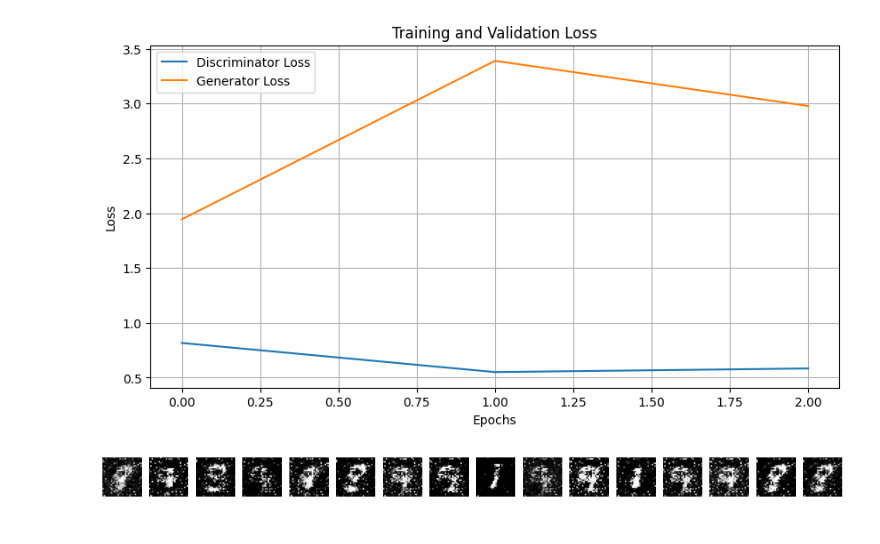
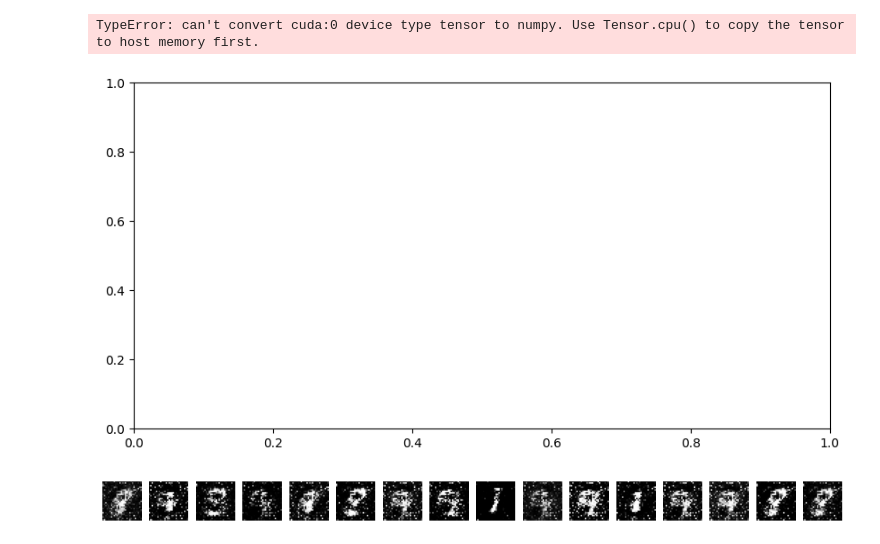
Before and after one commit to kmsrogerkim/AI-Models-Collection, a Jupyter notebook: GAN/GAN.ipynb, the cells around one changed output. Drawn from its saved outputs; the diff is of its cells as text; code cells hidden in the pictures.

```diff
--- a/GAN/GAN.ipynb
+++ b/GAN/GAN.ipynb
@@ -128,12 +128,15 @@ mean_d_losses = []
 mean_g_losses = []
 
 # Training loop
-for epoch in range(EPOCH):
-    loop = tqdm(enumerate(train_loader), total=len(train_loader), desc=f"Epoch [{epoch+1}/{EPOCH}]")
+epoch_loop = tqdm(range(EPOCH), desc="Epochs")
+for epoch in epoch_loop:
+    # loop = tqdm(enumerate(train_loader), total=len(train_loader), desc=f"Epoch [{epoch+1}/{EPOCH}]")
 
     d_losses = []
     g_losses = []
-    for i, (images, _) in loop:
+    real_scores = []
+    fake_scores = []
+    for i, (images, _) in enumerate(train_loader):
         # Flatten the images for the Discriminator
         images = images.view(images.size(0), -1).to(DEVICE)
 
@@ -141,42 +144,48 @@ for epoch in range(EPOCH):
         real_labels = torch.ones(images.size(0), 1).to(DEVICE)
         fake_labels = torch.zeros(images.size(0), 1).to(DEVICE)
 
         D_loss, real_score, fake_score = train_discriminator(discriminator, D_optimizer, criterion, images, real_labels, fake_labels)
         G_loss = train_generator(generator, G_optimizer, criterion, images, real_labels)
 
         d_losses.append(D_loss)
         g_losses.append(G_loss)
+        real_scores.append(real_score)
+        fake_scores.append(fake_score)
 
         # Update tqdm bar with metrics
-        loop.set_postfix({
-            'D_loss': f'{D_loss.item():.4f}',
-            'G_loss': f'{G_loss.item():.4f}',
-            'D(x)': f'{real_score.mean().item():.2f}',
-            'D(G(z))': f'{fake_score.mean().item():.2f}'
-        })
     mean_d_loss = sum(d_losses) / len(d_losses)
     mean_g_loss = sum(g_losses) / len(g_losses)
+    mean_real_score = sum(real_scores) / len(real_scores)
+    mean_fake_score = sum(fake_scores) / len(fake_scores)
 
     mean_d_losses.append(mean_d_loss.detach().cpu().item())
     mean_g_losses.append(mean_g_loss.detach().cpu().item())
 
+    epoch_loop.set_postfix({
+        'D_loss': f'{mean_d_loss.item():.4f}',
+        'G_loss': f'{mean_g_loss.item():.4f}',
+        'D(x)': f'{mean_real_score.mean().item():.2f}',
+        'D(G(z))': f'{mean_fake_score.mean().item():.2f}'
+    })
+
     # ✅ Live plot in Jupyter
     clear_output(wait=True)
     plt.figure(figsize=(10, 5))
-    plt.plot(d_losses, label='Discriminator Loss')
-    plt.plot(g_losses, label='Generator Loss')
+    plt.plot(mean_d_losses, label='Discriminator Loss')
+    plt.plot(mean_g_losses, label='Generator Loss')
     plt.title('Training and Validation Loss')
     plt.xlabel('Epochs')
     plt.ylabel('Loss')
     plt.legend()
     plt.grid(True)
     plt.show()
     plt.pause(0.001)
 
 torch.save(generator.state_dict(), f"generator_{BATCH_SIZE}_{LR}.pt")
 torch.save(discriminator.state_dict(), f"discriminator_{BATCH_SIZE}_{LR}.pt")
 # %% [output]
+TypeError: can't convert cuda:0 device type tensor to numpy. Use Tensor.cpu() to copy the tensor to host memory first.
-[figure, old version]
+[figure, new version]
 # %%
 # Generate fake images for visualization
 z = torch.randn(16, latent_dim).to(DEVICE)
```
